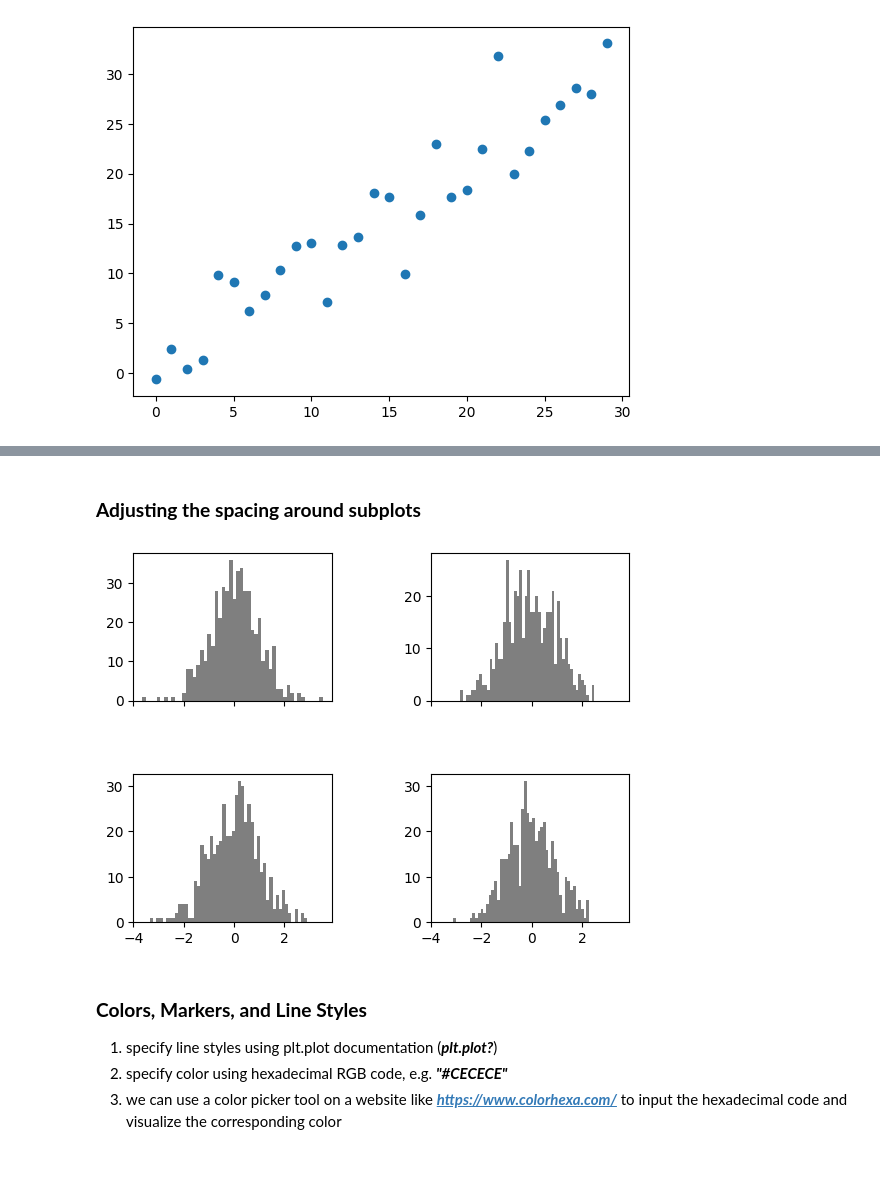
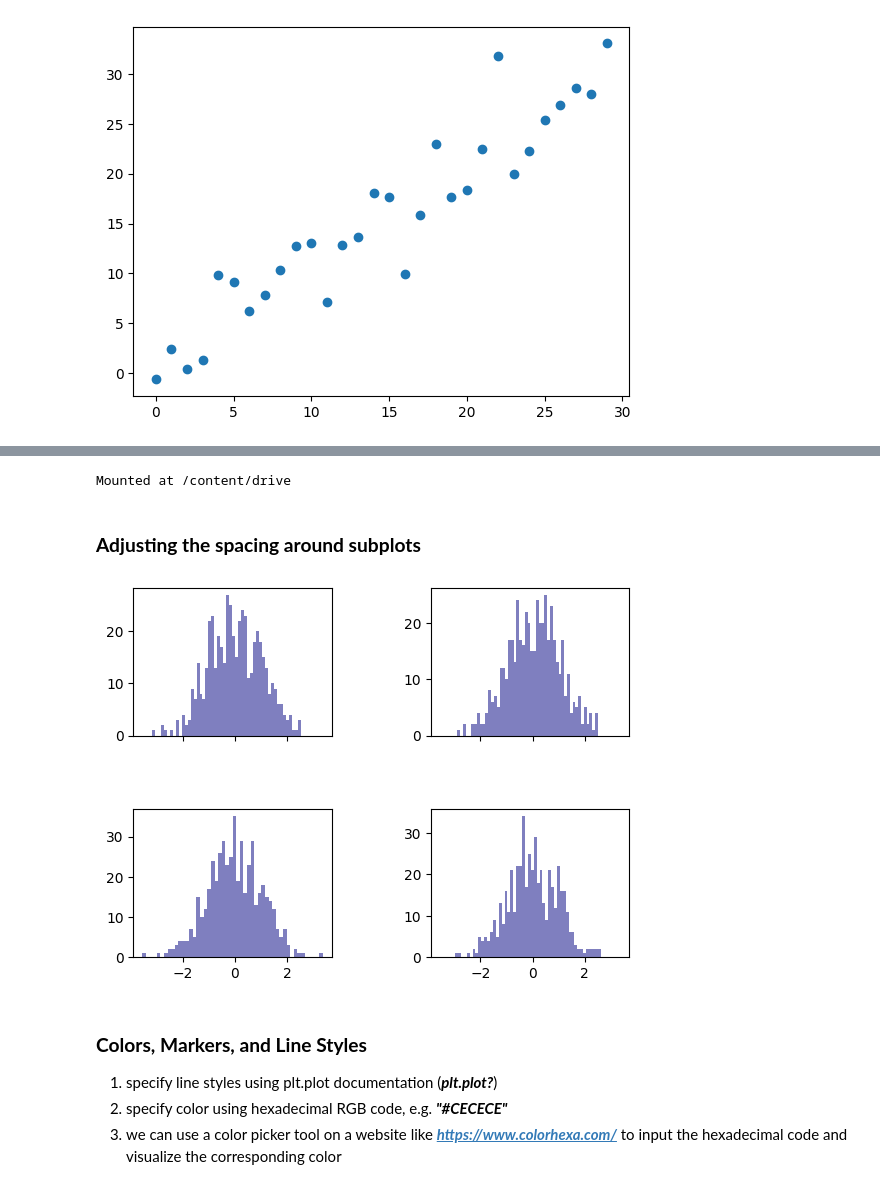
Before and after one commit to azrazainol/DS-Week-11, a Jupyter notebook: Data_Science_Week_11.ipynb, the cells around one changed output, grey strips where cells are left out. Drawn from its saved outputs; the diff is of its cells as text; code cells hidden in the pictures.

```diff
--- a/Data_Science_Week_11.ipynb
+++ b/Data_Science_Week_11.ipynb
@@ -81,0 +91,16 @@ rng = np.random.RandomState()
+# %%
+# create one or more subplots
+# 2 x 2; 4 plots in total
+rng = np.random.RandomState(12345)
+fig = plt.figure(dpi = 300)
+ax1 = fig.add_subplot(2,2,1) # (2, 2) -> subplot of 2 x 2 : "1" -> first plot, which is top left -> histogram
+ax2 = fig.add_subplot(2,2,2) # (2, 2) -> subplot of 2 x 2 : "2" -> first plot, which is top left -> scatterplot
+ax3 = fig.add_subplot(2,2,3) # (2, 2) -> subplot of 2 x 2 : "3" -> first plot, which is top left -> line plot
+
+# dont need the plt() function because we have alread defined it in ax1,2,3
+ax1.hist(rng.standard_normal(100), bins = 20, color = "navy", alpha = 0.8)
+ax2.scatter(x = np.arange(30), y = np.arange(30) + 3 * rng.standard_normal(30))
+ax3.plot(rng.standard_normal(50).cumsum(), color = "blue", linestyle = "dashed");
+
+# how to save the figures
+plt.savefig("/content/drive/MyDrive/STQD6014_P137262/figures/image.png")
@@ -82,18 +109,35 @@ rng = np.random.RandomState()
+# %%
+from google.colab import drive
+drive.mount('/content/drive')
+# %% [output]
+Mounted at /content/drive
 # %% [markdown]
 ### **Adjusting the spacing around subplots**
 # %%
 # An example that shrink the spacing of the subplots to zero
 # change the value of wspace and hspace
 # sharex=True parameter means that the subplots will share the same x-axis
 # The "fig" variable is a reference to the entire figure
 # The "axes" is a 2D array of subplot references
-
+fig, axes = plt.subplots(2, 2, sharex = True, sharey = False)
 
 # The outer loop (for i in range(2)) iterates over rows
 # The inner loop (for j in range(2)) iterates over columns
 # Top left -> Top right -> bottom left -> bottom right
+# (0,0) -> top left
+# (0,1) -> top right
+# (1,0) -> bottom left
+# (1,1) -> bottm right
+for i in range(2):
+  for j in range(2):
+    axes[i, j].hist(rng.standard_normal(500), bins = 50, color = "navy", alpha = 0.5)
+
+# Adjust the space around the subplot
+# wspace = width of the subplots
+# hspace = height of the padding spaces
+fig.subplots_adjust(wspace = 0.5, hspace = 0.5)
 # %% [output]
-[figure, old version]
+[figure, new version]
 # %% [markdown]
 ### **Colors, Markers, and Line Styles**
 
```
Also changed, not shown: parts of 38 cells of this notebook.
